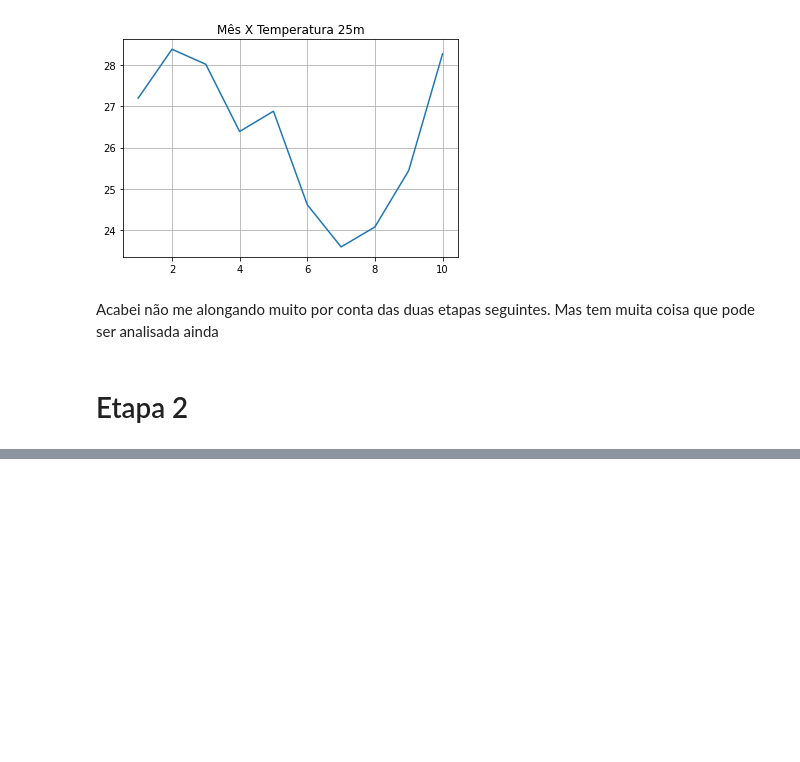
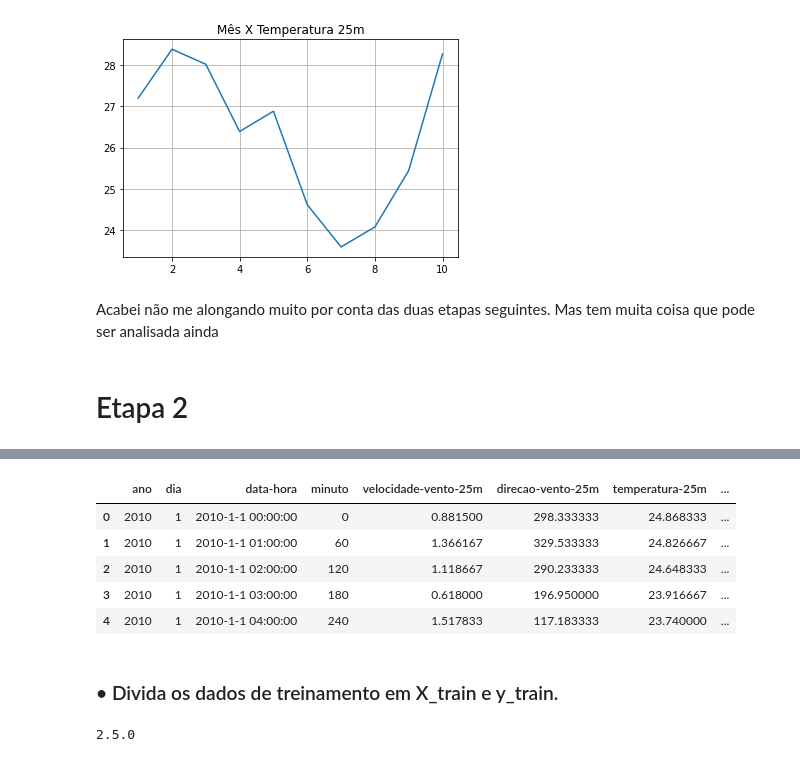
Before and after one commit to ClovisMonteiro/CCIA, a Jupyter notebook: CCIA.ipynb, the cells around one changed output, grey strips where cells are left out. Drawn from its saved outputs; the diff is of its cells as text; code cells hidden in the pictures; blank space fills up the shorter version.

```diff
--- a/CCIA.ipynb
+++ b/CCIA.ipynb
@@ -277,0 +348,9 @@ Acabei não me alongando muito por conta das duas etapas seguintes. Mas tem muit
+# %%
+treino.head()
+# %% [output]
+|  | ano | dia | data-hora | minuto | velocidade-vento-25m | direcao-vento-25m | temperatura-25m | ... |
+| 0 | 2010 | 1 | 2010-1-1 00:00:00 | 0 | 0.881500 | 298.333333 | 24.868333 | ... |
+| 1 | 2010 | 1 | 2010-1-1 01:00:00 | 60 | 1.366167 | 329.533333 | 24.826667 | ... |
+| 2 | 2010 | 1 | 2010-1-1 02:00:00 | 120 | 1.118667 | 290.233333 | 24.648333 | ... |
+| 3 | 2010 | 1 | 2010-1-1 03:00:00 | 180 | 0.618000 | 196.950000 | 23.916667 | ... |
+| 4 | 2010 | 1 | 2010-1-1 04:00:00 | 240 | 1.517833 | 117.183333 | 23.740000 | ... |
@@ -277,0 +360,20 @@ Acabei não me alongando muito por conta das duas etapas seguintes. Mas tem muit
+# %% [markdown]
+### •	Divida os dados de treinamento em X_train e y_train.
+# %%
+# TensorFlow e tf.keras
+import tensorflow as tf
+from tensorflow import keras
+import keras
+from keras.models import Sequential
+from keras.layers import Activation
+from keras.layers.core import Dense
+from keras.optimizers import Adam
+from keras.metrics import categorical_crossentropy
+
+
+
+import pickle
+
+print(tf.__version__)
+# %% [output]
+2.5.0
```
Also changed, not shown: parts of 44 cells of this notebook.
